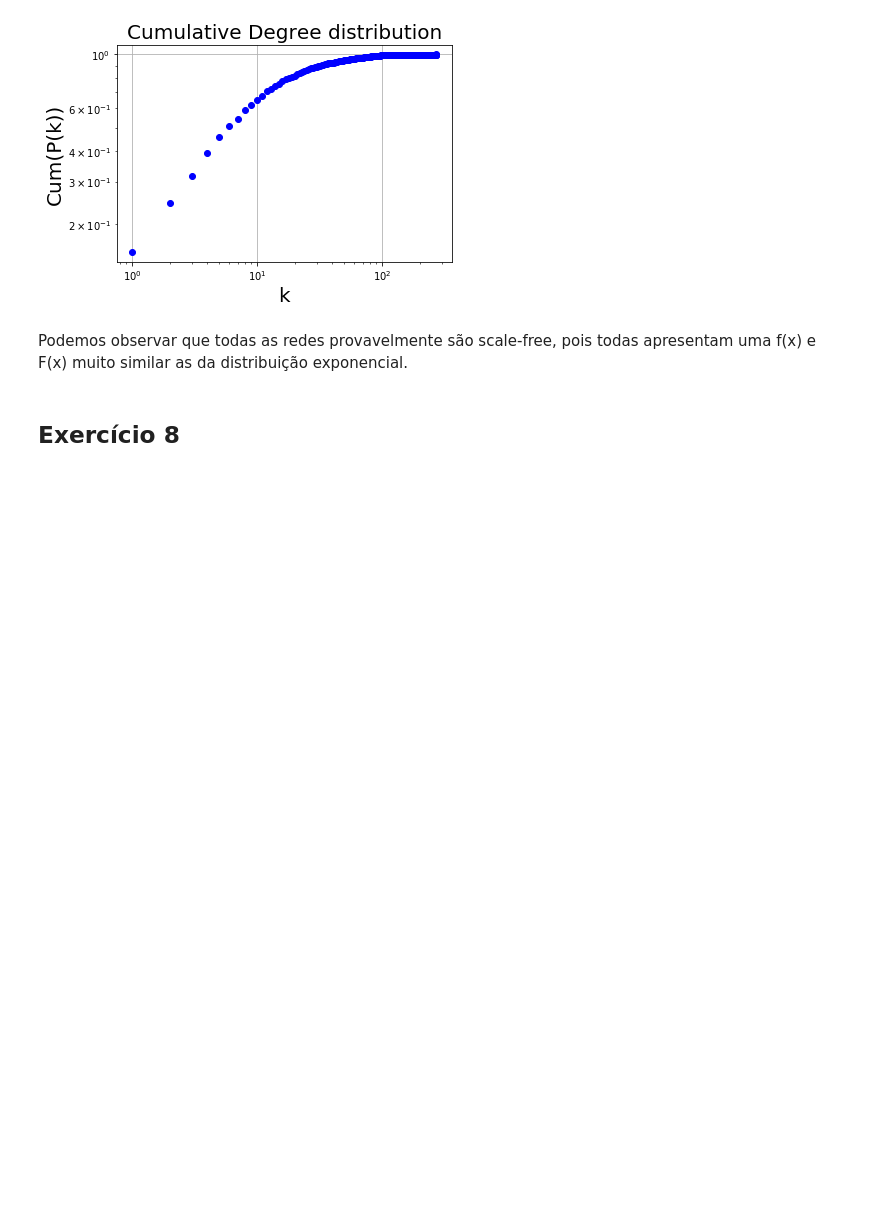
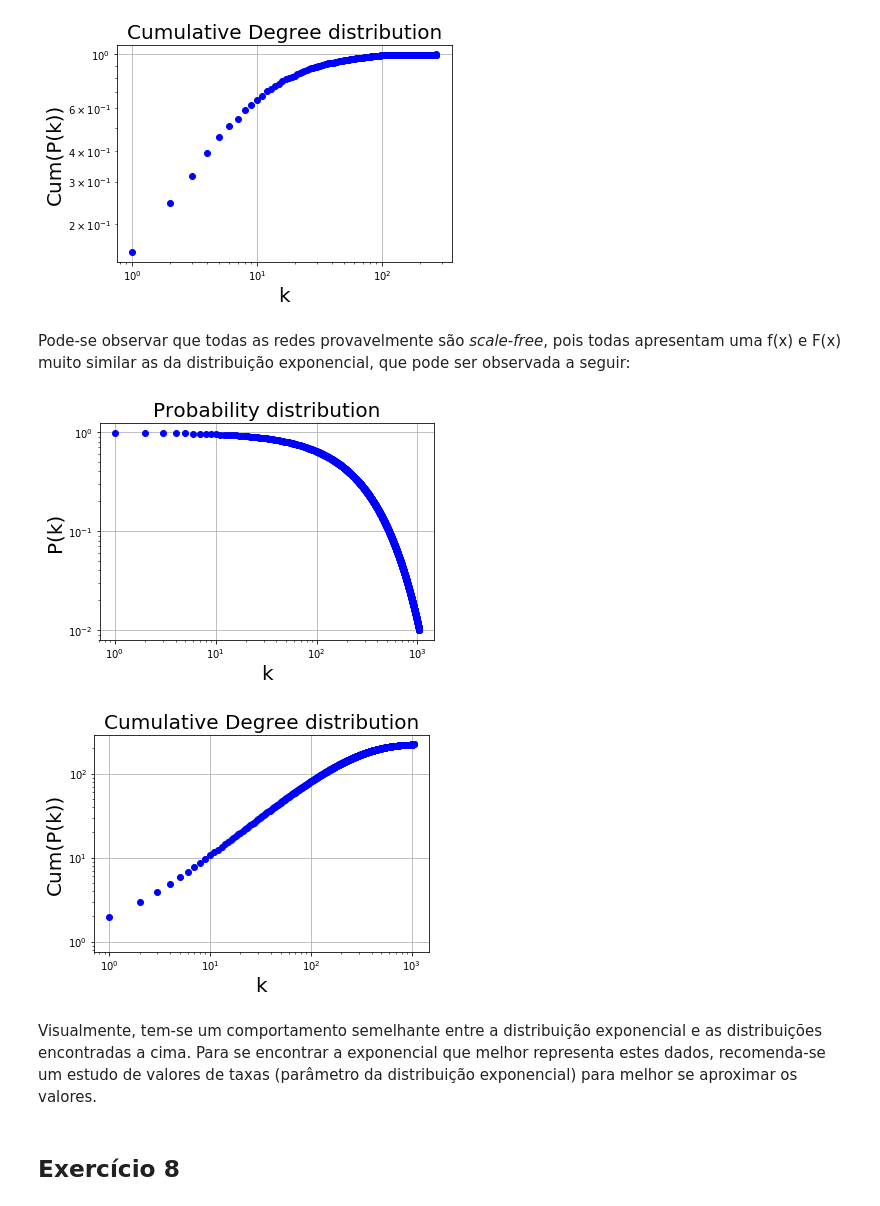
Before and after one commit to Micanga/sme0130_redes_complexas, a Jupyter notebook: Projeto1.ipynb, the cells around one changed output. Drawn from its saved outputs; the diff is of its cells as text; code cells hidden in the pictures; blank space fills up the shorter version.

```diff
--- a/Projeto1.ipynb
+++ b/Projeto1.ipynb
@@ -649,7 +701,36 @@ plot_cum_degree_dist(Hamsterster)
 [figure]
 [figure]
 # %% [markdown]
-Podemos observar que todas as redes provavelmente são scale-free, pois todas apresentam uma f(x) e F(x) muito similar as da distribuição exponencial.
+Pode-se observar que todas as redes provavelmente são <i>scale-free</i>, pois todas apresentam uma f(x) e F(x) muito similar as da distribuição exponencial, que pode ser observada a seguir:
+# %%
+from scipy.stats import expon
+x = np.linspace(expon.ppf(0.01),expon.ppf(0.99), 1046)
+exp = (expon()).pdf(x)
+exp_cum = exp.cumsum()
+
+plt.plot(exp,'bo')
+plt.xscale('log')
+plt.yscale('log')
+plt.xlabel("k", fontsize=20)
+plt.ylabel("P(k)", fontsize=20)
+plt.title("Probability distribution", fontsize=20)
+plt.grid(True)
+plt.show(True)
+
+plt.plot(exp_cum,'bo')
+plt.xscale('log')
+plt.yscale('log')
+plt.xlabel("k", fontsize=20)
+plt.ylabel("Cum(P(k))", fontsize=20)
+plt.title("Cumulative Degree distribution", fontsize=20)
+plt.grid(True)
+plt.show(True)
+# %% [output]
+[figure, added]
+[figure, added]
+# %% [markdown]
+Visualmente, tem-se um comportamento semelhante entre a distribuição exponencial e as distribuições encontradas a cima.
+Para se encontrar a exponencial que melhor representa estes dados, recomenda-se um estudo de valores de taxas (parâmetro da distribuição exponencial) para melhor se aproximar os valores.
 # %% [markdown]
 ## Exercício 8
 # %%
```
Also changed, not shown: parts of 20 cells of this notebook, 6 other files.
